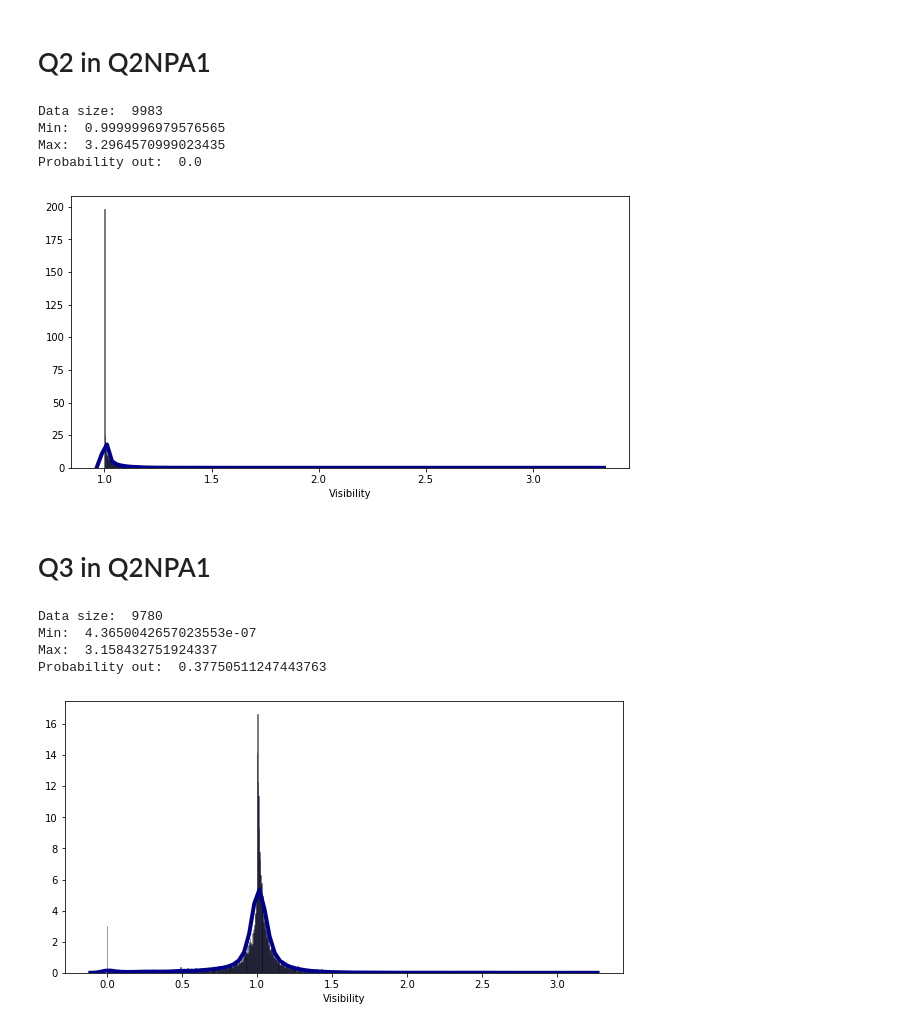
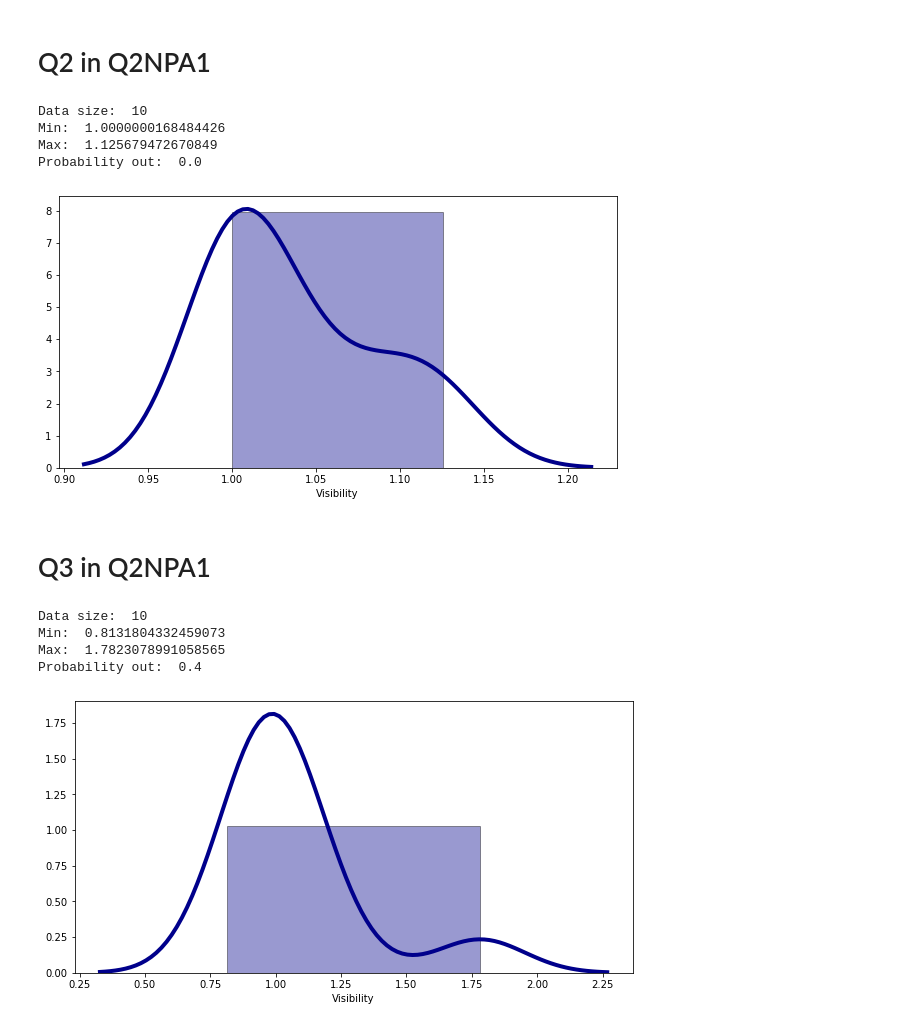
Before and after one commit to adelshb/Bounding-the-dimension-of-quantum-systems-with-sequential-measurements, a Jupyter notebook: Probability_Set_Geometry.ipynb, the cells around one changed output. Drawn from its saved outputs; the diff is of its cells as text; code cells hidden in the pictures.

```diff
--- a/Probability_Set_Geometry.ipynb
+++ b/Probability_Set_Geometry.ipynb
@@ -5,51 +6,40 @@ import seaborn as sns
 # %% [markdown]
 # Q2 in Q2NPA1
 # %%
-size = 10000
-X2 = []
-eta2 = []
-for __ in range(size):
-    try:
-        temp_X, temp_eta = visibility(dimX=2)
-        X2.append(temp_X)
-        eta2.append(temp_eta[0][0])
-    except:
-        continue
+data_samp = 10
+dimX = 2
+
+X2, eta2 = visibility(dimX = dimX, data_samp = data_samp)
+
 
 plt.figure(figsize=(10,5))
 ax = sns.distplot(eta2, hist=True, kde=True,
              bins=int(len(eta2)/10), color = 'darkblue',
              hist_kws={'edgecolor':'black'},
              kde_kws={'linewidth': 4})
 ax.set(xlabel='Visibility')
 
 eta2_in = [i for i in eta2 if i>=0.9999]
 eta2_out = [i for i in eta2 if i<0.9999]
 
 
 print("Data size: ", len(eta2))
 print("Min: ", min(eta2))
 print("Max: ", max(eta2))
 print("Probability out: ", len(eta2_out)/len(eta2))
 # %% [output]
-Data size:  9983
-Min:  0.9999996979576565
-Max:  3.2964570999023435
+Data size:  10
+Min:  1.0000000168484426
+Max:  1.125679472670849
 Probability out:  0.0
-[figure, old version]
+[figure, new version]
 # %% [markdown]
 # Q3 in Q2NPA1
 # %%
-size = 10000
-X3 = []
-eta3 = []
-for __ in range(size):
-    try:
-        temp_X, temp_eta = visibility()
-        X3.append(temp_X)
-        eta3.append(temp_eta[0][0])
-    except:
-        continue
+data_samp = 10
+dimX = 3
+
+X3, eta3 = visibility(dimX = dimX, data_samp = data_samp)
 
 plt.figure(figsize=(10,5))
 ax = sns.distplot(eta3, hist=True, kde=True,
@@ -67,8 +57,8 @@ print("Min: ", min(eta3))
 print("Max: ", max(eta3))
 print("Probability out: ", len(eta3_out)/len(eta3))
 # %% [output]
-Data size:  9780
-Min:  4.3650042657023553e-07
-Max:  3.158432751924337
-Probability out:  0.37750511247443763
+Data size:  10
+Min:  0.8131804332459073
+Max:  1.7823078991058565
+Probability out:  0.4
-[figure, old version]
+[figure, new version]
```
Also changed, not shown: parts of 3 cells of this notebook, 3 other files.
